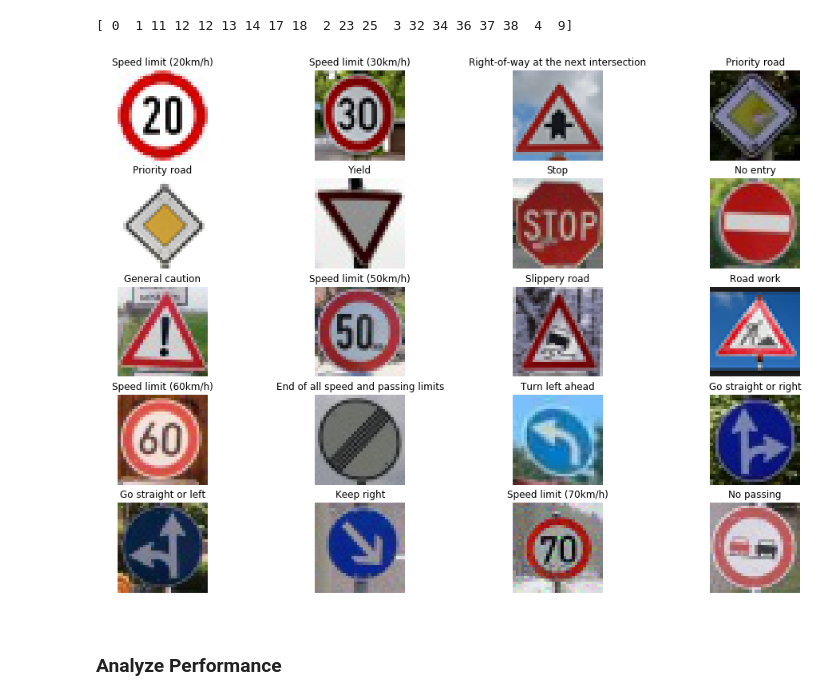
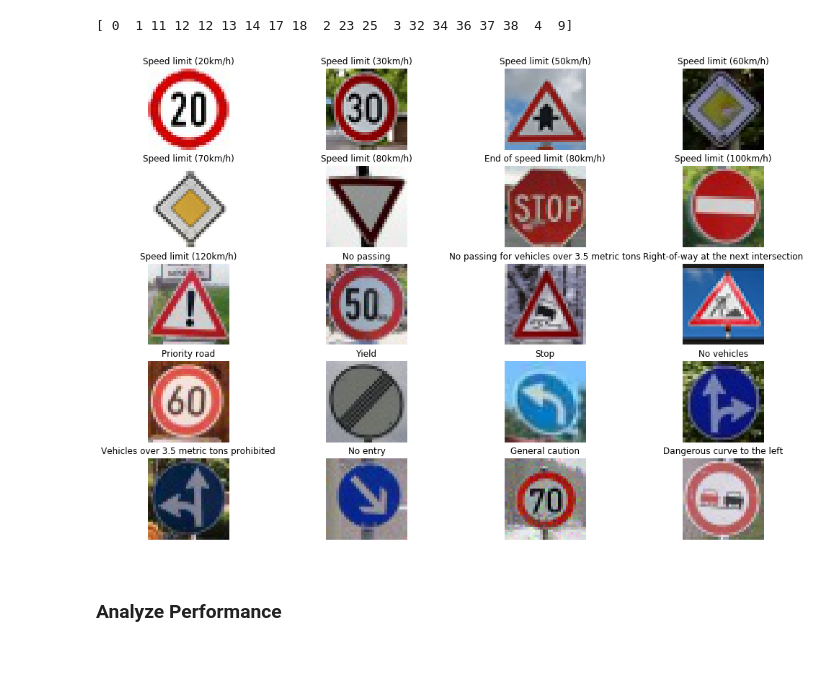
Before and after one commit to dramadan/Traffic_Sign_Classifier_CarND, a Jupyter notebook: Traffic_Sign_Classifier.ipynb, the cells around one changed output. Cells and saved outputs as stored; diff of their text form; code cells hidden in the pictures; blank space fills up the shorter version.

```diff
--- a/Traffic_Sign_Classifier.ipynb
+++ b/Traffic_Sign_Classifier.ipynb
@@ -210,7 +212,7 @@ X_test = X_test_normalized
 # %%
 from tensorflow.contrib.layers import flatten
 
-def LeNet(x):
+def SermaNet(x):
     # Arguments used for tf.truncated_normal, randomly defines variables for the weights and biases for each layer
     mu = 0
     sigma = 0.1
@@ -294,7 +296,7 @@ keep_prob = tf.placeholder(tf.float32)
 # %%
 rate = 0.001
 
-logits = LeNet(x)
+logits = SermaNet(x)
 
 cross_entropy = tf.nn.softmax_cross_entropy_with_logits(logits=logits, labels=one_hot_y)
 loss_operation = tf.reduce_mean(cross_entropy)
@@ -421,20 +427,20 @@ print(labels)
 # %%
 ### Run the predictions here and use the model to output the prediction for each image.
 ### Make sure to pre-process the images with the same pre-processing pipeline used earlier.
 ### Feel free to use as many code cells as needed.
 
 %matplotlib inline
 fig = plt.figure(figsize=(17,17))
 for i in range(len(images)):
     img = images[i]
     ax = fig.add_subplot(7,4,i+1)
     ax.axis('off')
     ax.imshow(img, interpolation='none')
-    ax.set_title(label_map[labels[i]])
+    ax.set_title(label_map[i])
 
 plt.show()
 # %% [output]
-[figure, old version]
+[figure, new version]
 # %% [markdown]
 ### Analyze Performance
 # %%
```
Also changed, not shown: parts of 11 cells of this notebook.
